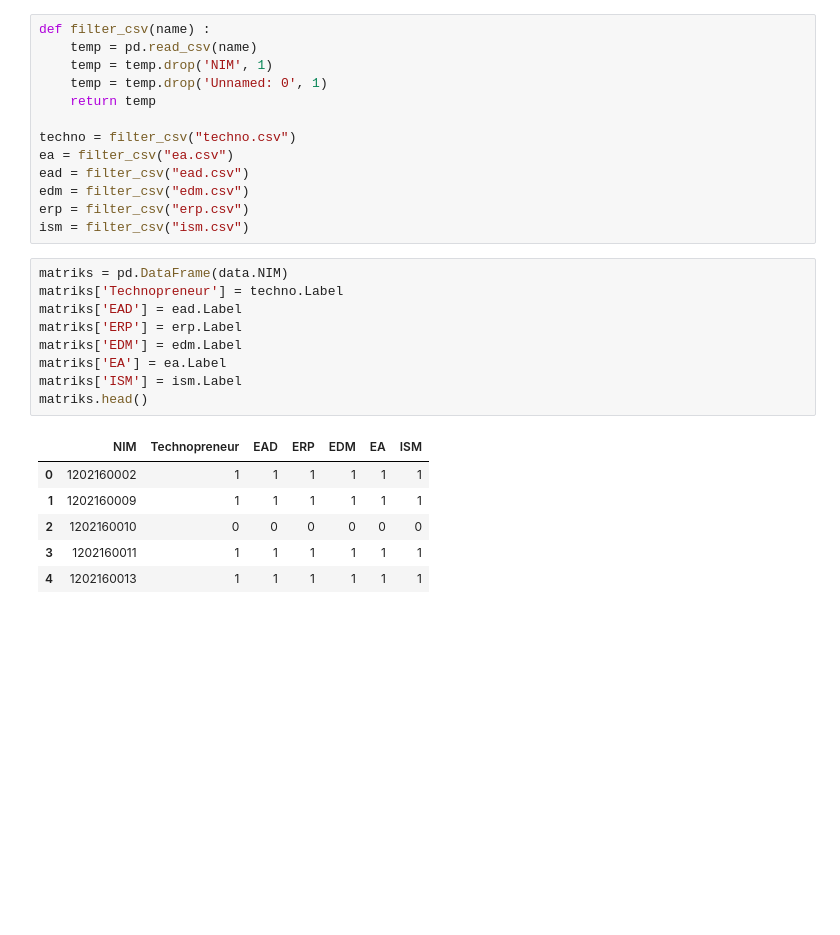
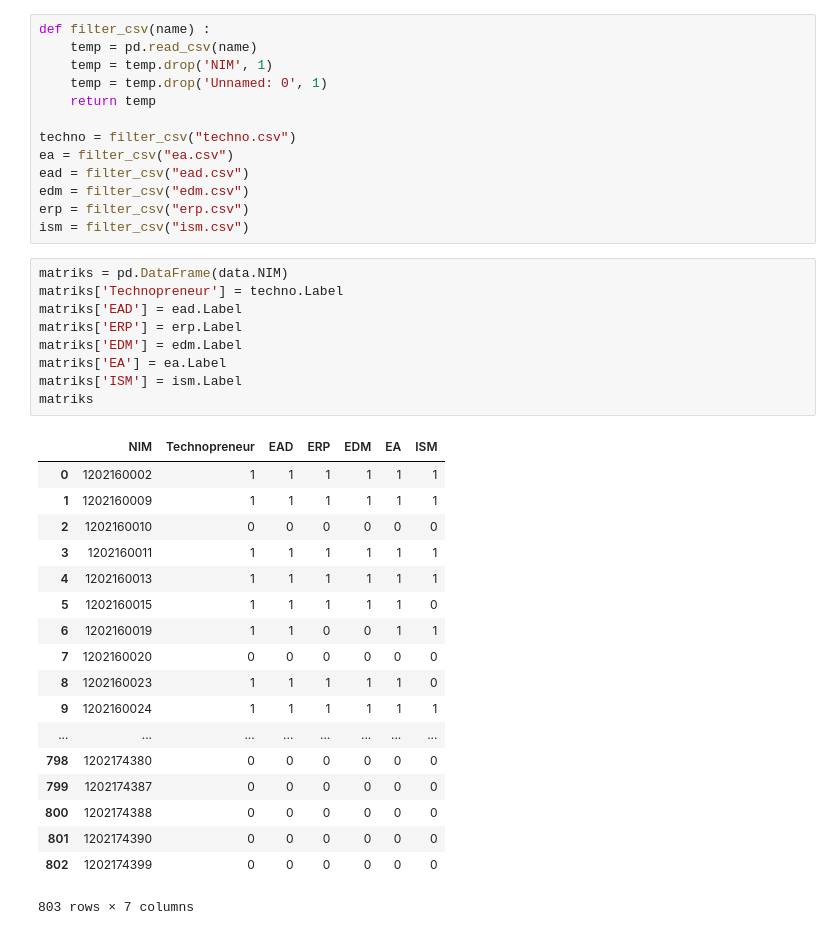
Before and after one commit to zasiem/Pekerti, a Jupyter notebook: Cluster v1.ipynb, the cells around one changed output. Drawn from its saved outputs; the diff is of its cells as text; blank space fills up the shorter version.

```diff
--- a/Cluster v1.ipynb
+++ b/Cluster v1.ipynb
@@ -121,16 +121,28 @@ ism = filter_csv("ism.csv")
 # %%
 matriks = pd.DataFrame(data.NIM)
 matriks['Technopreneur'] = techno.Label
 matriks['EAD'] = ead.Label
 matriks['ERP'] = erp.Label
 matriks['EDM'] = edm.Label
 matriks['EA'] = ea.Label
 matriks['ISM'] = ism.Label
-matriks.head()
+matriks
 # %% [output]
 |  | NIM | Technopreneur | EAD | ERP | EDM | EA | ISM |
 | 0 | 1202160002 | 1 | 1 | 1 | 1 | 1 | 1 |
 | 1 | 1202160009 | 1 | 1 | 1 | 1 | 1 | 1 |
 | 2 | 1202160010 | 0 | 0 | 0 | 0 | 0 | 0 |
 | 3 | 1202160011 | 1 | 1 | 1 | 1 | 1 | 1 |
 | 4 | 1202160013 | 1 | 1 | 1 | 1 | 1 | 1 |
+| 5 | 1202160015 | 1 | 1 | 1 | 1 | 1 | 0 |
+| 6 | 1202160019 | 1 | 1 | 0 | 0 | 1 | 1 |
+| 7 | 1202160020 | 0 | 0 | 0 | 0 | 0 | 0 |
+| 8 | 1202160023 | 1 | 1 | 1 | 1 | 1 | 0 |
+| 9 | 1202160024 | 1 | 1 | 1 | 1 | 1 | 1 |
+| ... | ... | ... | ... | ... | ... | ... | ... |
+| 798 | 1202174380 | 0 | 0 | 0 | 0 | 0 | 0 |
+| 799 | 1202174387 | 0 | 0 | 0 | 0 | 0 | 0 |
+| 800 | 1202174388 | 0 | 0 | 0 | 0 | 0 | 0 |
+| 801 | 1202174390 | 0 | 0 | 0 | 0 | 0 | 0 |
+| 802 | 1202174399 | 0 | 0 | 0 | 0 | 0 | 0 |
+803 rows × 7 columns
```
Also changed, not shown: 2 other files.
